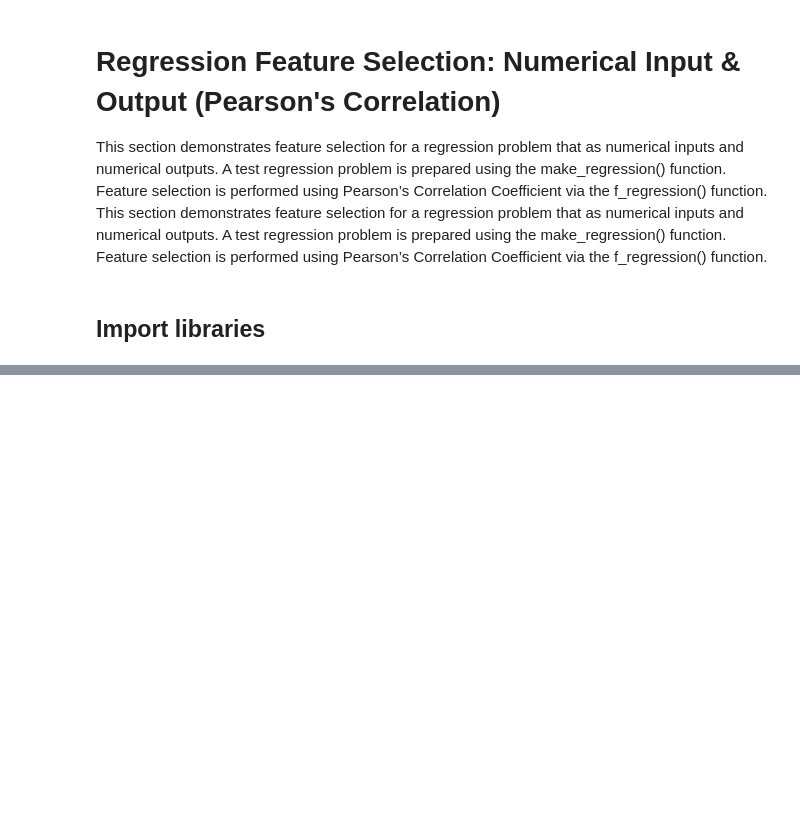
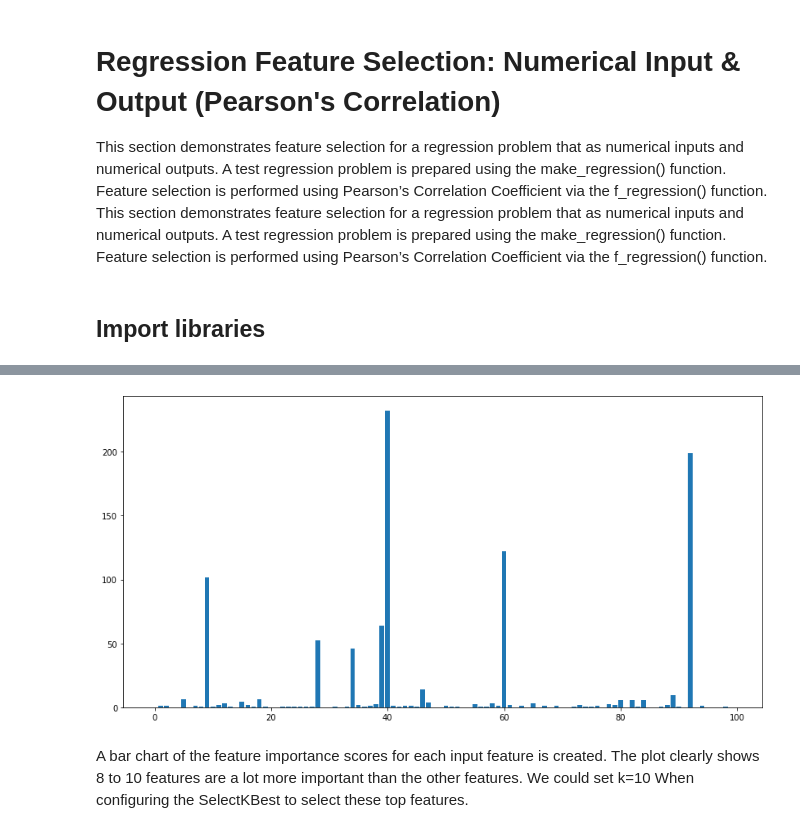
Before and after one commit to lucaskienast/Feature-Selection, a Jupyter notebook: 1) Filter Methods/Num Input & Num Output/Pearson_Correlation.ipynb, the cells around one changed output, grey strips where cells are left out. Saved outputs shown, nothing was run; the diff lists cells and outputs as text; code cells hidden in the pictures; blank space fills up the shorter version.

```diff
--- a/1) Filter Methods/Num Input & Num Output/Pearson_Correlation.ipynb
+++ b/1) Filter Methods/Num Input & Num Output/Pearson_Correlation.ipynb
@@ -29,0 +33,3 @@ print(X_selected.shape)
+# %%
+# split into train and test sets (67:33)
+X_train, X_test, y_train, y_test = train_test_split(X, y, test_size=0.33, random_state=1)
@@ -29,0 +51,19 @@ print(X_selected.shape)
+# %%
+# feature selection
+def select_features(X_train, y_train, X_test):
+	# configure to select all features
+	fs = SelectKBest(score_func=f_regression, k='all')
+	# learn relationship from training data
+	fs.fit(X_train, y_train)
+	# transform train input data
+	X_train_fs = fs.transform(X_train)
+	# transform test input data
+	X_test_fs = fs.transform(X_test)
+	return X_train_fs, X_test_fs, fs
+# %%
+# feature selection
+X_train_fs, X_test_fs, fs = select_features(X_train, y_train, X_test)
+# %%
+# what are scores for the features
+for i in range(len(fs.scores_)):
+	print('Feature %d: %f' % (i, fs.scores_[i]))
@@ -29,0 +88,9 @@ print(X_selected.shape)
+# %%
+# plot the scores
+plt.figure(figsize=(14,7))
+plt.bar([i for i in range(len(fs.scores_))], fs.scores_)
+plt.show()
+# %% [output]
+[figure, added]
+# %% [markdown]
+A bar chart of the feature importance scores for each input feature is created. The plot clearly shows 8 to 10 features are a lot more important than the other features. We could set k=10 When configuring the SelectKBest to select these top features.
```
Also changed, not shown: parts of 48 cells of this notebook.
